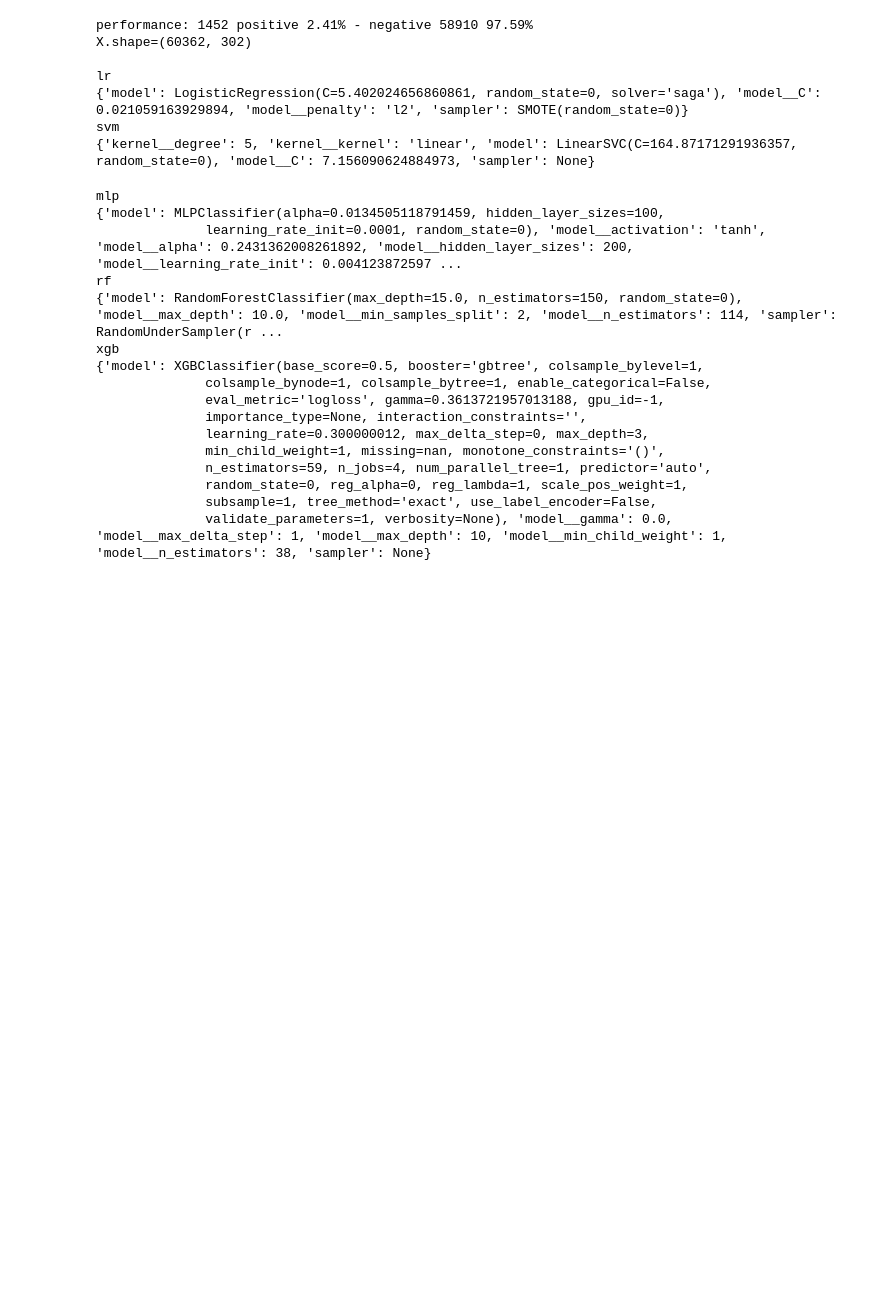
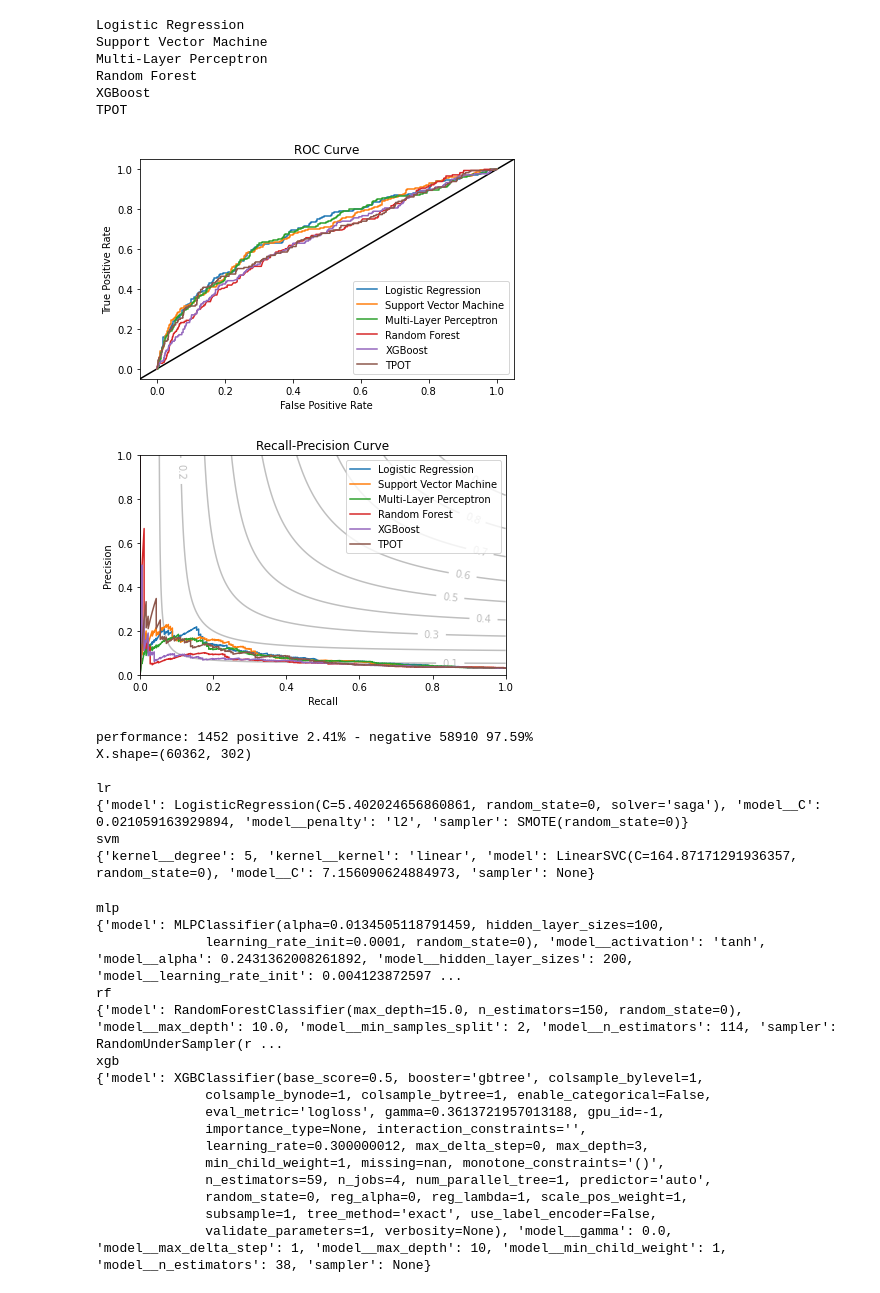
Before and after one commit to markus7800/firefox-performance-regressions, a Jupyter notebook: experiments/ModelEvaluation.ipynb, the cells around one changed output. Drawn from its saved outputs; the diff is of its cells as text; code cells hidden in the pictures; blank space fills up the shorter version.

```diff
--- a/experiments/ModelEvaluation.ipynb
+++ b/experiments/ModelEvaluation.ipynb
@@ -78,6 +79,15 @@ model_map = {
     'rf': RandomForestClassifier(random_state=0),
     'xgb': xgboost.XGBClassifier(random_state=0, n_jobs=4, use_label_encoder=False, eval_metric='logloss')
 }
+model_names = {
+    'lr': 'Logistic Regression',
+    'svm': 'Support Vector Machine',
+    'rf': 'Random Forest',
+    'xgb': 'XGBoost',
+    'mlp': 'Multi-Layer Perceptron',
+    'tpot': 'TPOT'
+}
+models = list(model_names.keys())
 # %%
 def get_best_params(model, params):
     best_params = dict(params.iloc[0])
@@ -123,0 +266,10 @@ Name: 17, dtype: object
+# %%
+target = 'performance' # performance, regression
+data = 'bugbug_buglevel' # bugbug_buglevel, bugbug_szz, fixed_defect_szz
+scoring = 'average_precision' # roc_auc, average_precision
+feature_type = 'traditional' # traditional, bow
+
+X, y, features = data_map[feature_type][data](target)
+X_train, X_test, y_train, y_test = train_test_split(X, y, test_size=0.1, shuffle=False)
+
+evaluation = evaluate_pipeline('tpot', target, data, feature_type, scoring, X_train, y_train, X_test, y_test)
@@ -123,0 +297,10 @@ Name: 17, dtype: object
+# %%
+target = 'performance' # performance, regression
+data = 'bugbug_buglevel' # bugbug_buglevel, bugbug_szz, fixed_defect_szz
+scoring = 'roc_auc' # roc_auc, average_precision
+feature_type = 'traditional' # traditional, bow
+
+X, y, features = data_map[feature_type][data](target)
+X_train, X_test, y_train, y_test = train_test_split(X, y, test_size=0.1, shuffle=False)
+
+evaluations = evaluate_pipelines(target, data, feature_type, scoring, X_train, y_train, X_test, y_test)
@@ -124,3 +441,21 @@ Name: 17, dtype: object
+# %%
+fitted_pipelines = [(model_names[evaluation['model']], evaluation['fitted_pipeline']) for evaluation in evaluations]
+# %%
+for (model, pipeline) in fitted_pipelines:
+    print(model)
+# %% [output]
+Logistic Regression
+Support Vector Machine
+Multi-Layer Perceptron
+Random Forest
+XGBoost
+TPOT
+# %%
+plot_roc_auc_rec_prec_for_all_models(target, data, feature_type, scoring,
+    fitted_pipelines, X_train, X_test, y_train, y_test, save=True, figsize=(6,4))
+# %% [output]
+[figure, added]
+[figure, added]
 # %%
 from sklearn.model_selection import cross_val_score
 y_test_proportion = len(y_test) / (len(y_train) + len(y_test))
```
Also changed, not shown: parts of 23 cells of this notebook, 1 other file.
